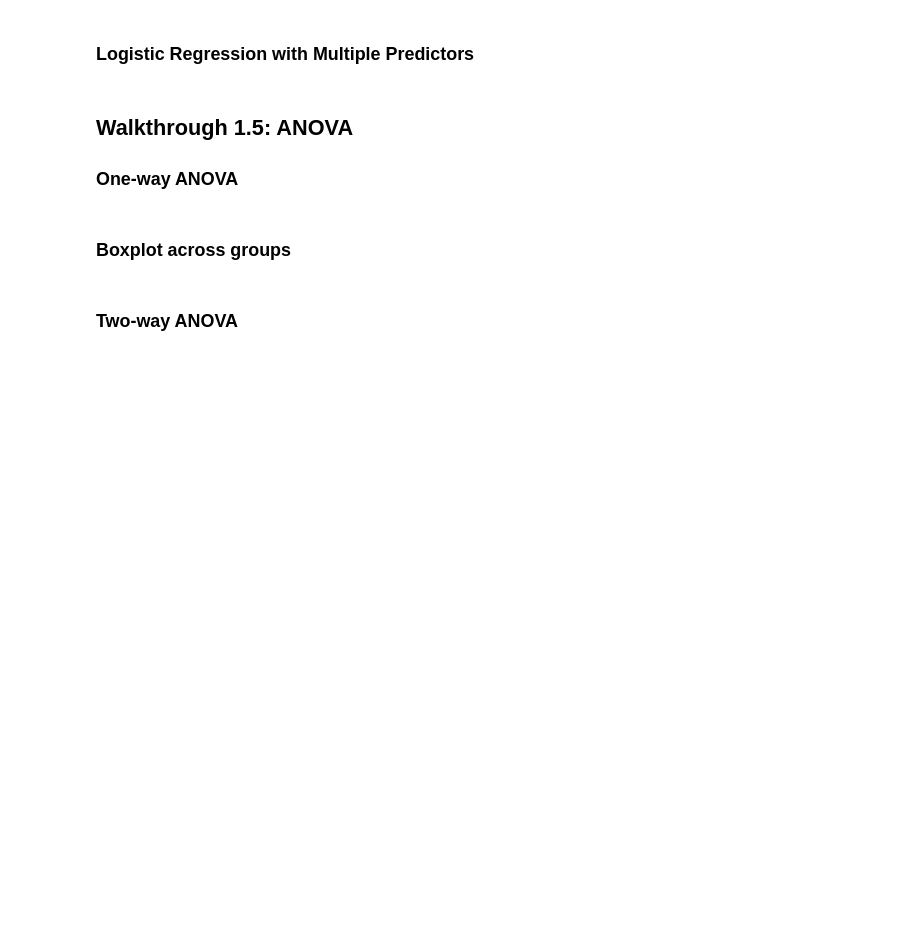
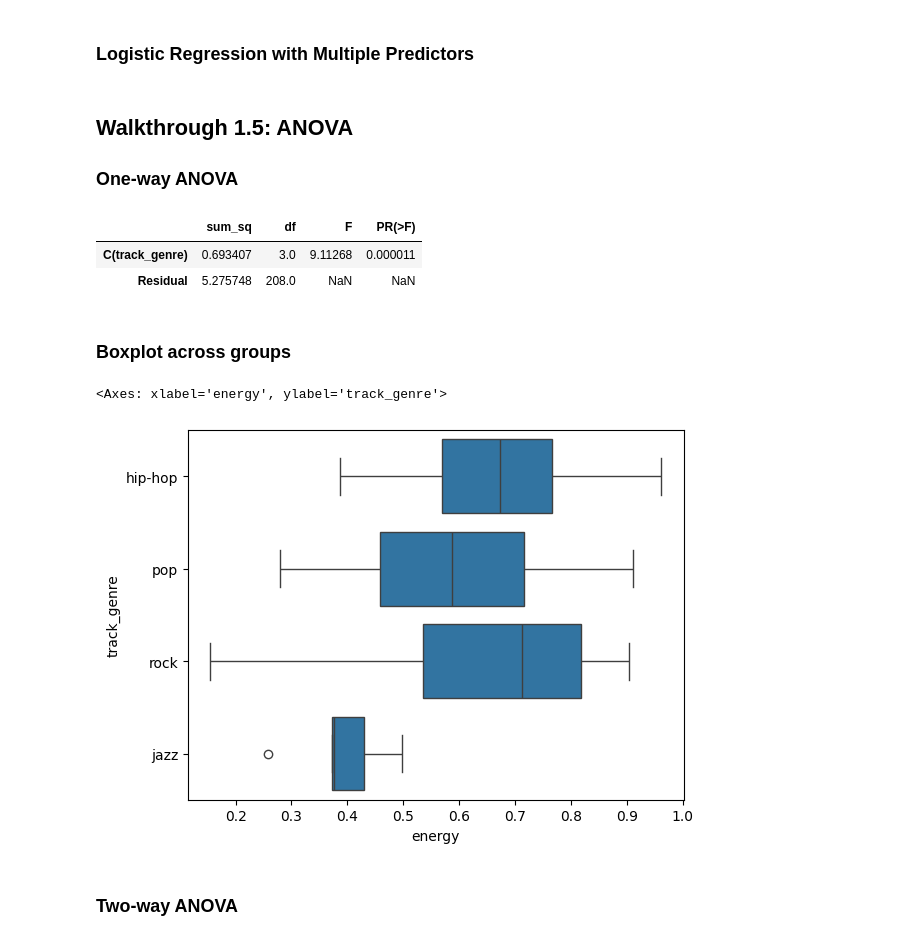
Before and after one commit to ismayc/oreilly-statistical-modeling-and-inference-with-python, a Jupyter notebook: exercises_2025-08.ipynb, the cells around one changed output. Drawn from its saved outputs; the diff is of its cells as text; code cells hidden in the pictures; blank space fills up the shorter version.

```diff
--- a/exercises_2025-08.ipynb
+++ b/exercises_2025-08.ipynb
@@ -387,14 +387,26 @@ probs = model.predict_proba(x_vals)[:, 1]
 from statsmodels.formula.api import ols
 
 # Choose some genres to compare
+genres = ['pop', 'rock', 'hip-hop', 'jazz']
 # %%
 # Subset the data to focus only on these genres
+spotify_sample_subset = spotify_sample[spotify_sample.track_genre.isin(genres)]
 # %%
 # Perform one-way ANOVA analyzing energy across different genres
+model = ols('energy ~ C(track_genre)', data=spotify_sample_subset).fit()
+sm.stats.anova_lm(model, typ=2)
+# %% [output]
+|  | sum_sq | df | F | PR(>F) |
+| C(track_genre) | 0.693407 | 3.0 | 9.11268 | 0.000011 |
+| Residual | 5.275748 | 208.0 | NaN | NaN |
 # %% [markdown]
 ### Boxplot across groups
 # %%
 # Boxplot for visualization
+sns.boxplot(x='energy', y='track_genre', data=spotify_sample_subset)
+# %% [output]
+<Axes: xlabel='energy', ylabel='track_genre'>
+[figure, added]
 # %% [markdown]
 ### Two-way ANOVA
 # %%
```
Also changed, not shown: parts of 2 cells of this notebook.
